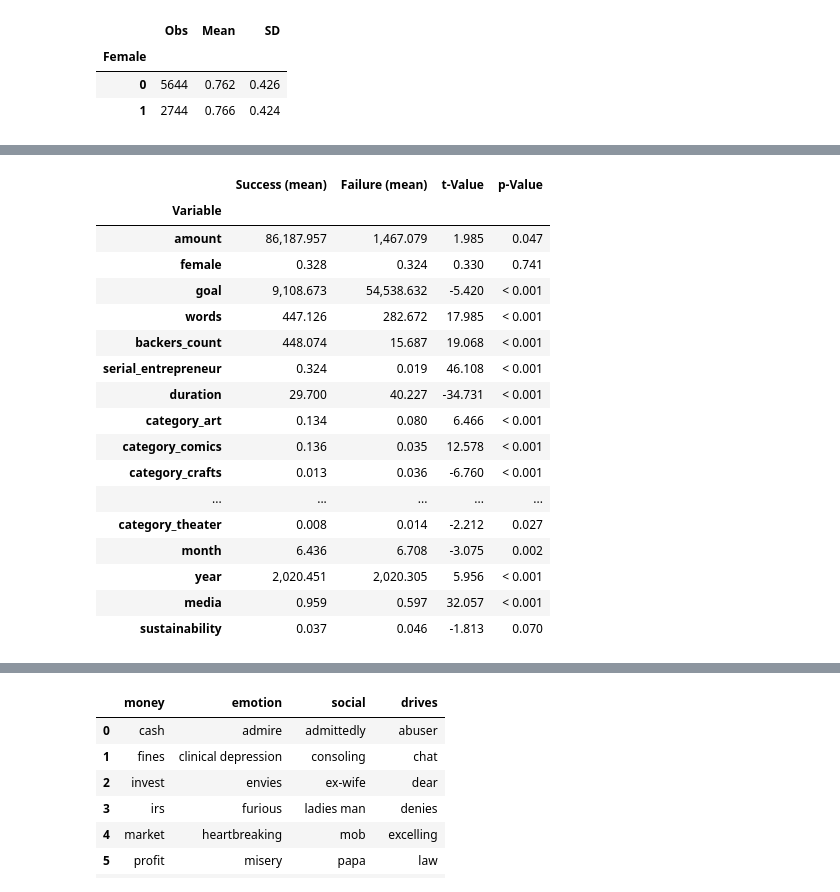
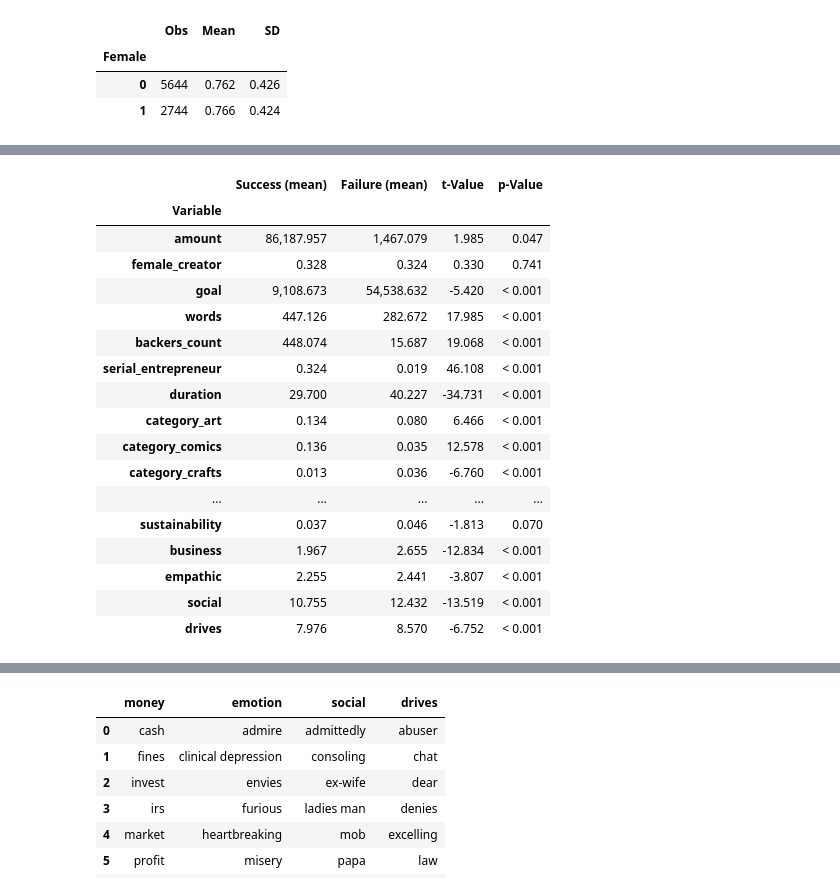
Before and after one commit to MaxPersoon/KickstarterScraper, a Jupyter notebook: dataProcessing.ipynb, the cells around one changed output, grey strips where cells are left out. Saved outputs shown, nothing was run; the diff lists cells and outputs as text; code cells hidden in the pictures.

```diff
--- a/dataProcessing.ipynb
+++ b/dataProcessing.ipynb
@@ -2,9 +2,10 @@
 import numpy as np
 import pandas as pd
 import scipy.stats as st
+import statsmodels.api as sm
 from pandas.core.dtypes.common import is_numeric_dtype
 
-data = pd.read_csv("finalData.csv")
+data = pd.read_csv("data.csv")
 data = data.set_index('projectID')
 pd.set_option('display.float_format',  '{:,.3f}'.format)
 data
@@ -86,30 +76,27 @@ table2
 | 1 | 2744 | 0.766 | 0.424 |
 # %%
 # Table 3
-variableNames = []
+numVars = []
 means = []
 medians = []
 minima = []
 maxima = []
 SDs = []
 
-for variableName in data.columns:
-    variableData = data[variableName]
+for variable in data.columns.tolist():
+    variableData = data[variable]
     if is_numeric_dtype(variableData):
-        if variableName[0] == "L":
-            variableData = 10**variableData
-            variableName = variableName.replace("L", "")
-        variableNames.append(variableName)
+        numVars.append(variable)
         means.append(np.mean(variableData))
         medians.append(np.median(variableData))
         minima.append(np.min(variableData))
         maxima.append(np.max(variableData))
         SDs.append(np.std(variableData))
 
-variableNames[variableNames.index("creator_gender")] = "female"
-table3 = {"Variable": variableNames, "Mean": means, "Median": medians, "Minimum": minima, "Maximum": maxima, "SD": SDs}
+table3 = {"Variable": numVars, "Mean": means, "Median": medians, "Minimum": minima, "Maximum": maxima, "SD": SDs}
 table3 = pd.DataFrame.from_dict(table3)
 table3 = table3.set_index("Variable")
+table3.to_csv('Tables/descriptive statistics.csv')
 table3
 # %% [output]
 |  | Mean | Median | Minimum | Maximum | SD |
@@ -135,85 +122,80 @@ table3
 successData = data[data['success'] == 1]
 failureData = data[data['success'] == 0]
 
-variableNames = []
+numVars = []
 
 meansSuccess = []
 meansFailure = []
 mediansSuccess = []
 mediansFailure = []
 
-testStatisticValuesMean = []
-probabilityValuesMean = []
+tValuesMean = []
+pValuesMean = []
 
-moodsMedianTestVariables = ['amount', 'goal', 'words', 'backers_count', 'duration', 'month'] # month (yes/no)?
-testStatisticValuesMedian = []
-probabilityValuesMedian = []
+moodsVars = ['amount', 'goal', 'words', 'backers_count', 'duration', 'business', 'empathic', 'social', 'drives']
+tValuesMedian = []
+pValuesMedian = []
 
-for variableName in data.columns[1:]:
-    variableDataSuccess = successData[variableName]
-    if is_numeric_dtype(variableDataSuccess):
-        variableDataFailure = failureData[variableName]
-        if variableName[0] == "L":
-            variableDataSuccess = 10**variableDataSuccess
-            variableDataFailure = 10**variableDataFailure
-            variableName = variableName.replace("L", "")
-        variableNames.append(variableName)
+for variable in data.columns.tolist()[1:]:
+    varDataSucc = successData[variable]
+    if is_numeric_dtype(varDataSucc):
+        varDataFail = failureData[variable]
+        numVars.append(variable)
 
         # Compute means and medians
-        meansSuccess.append(np.mean(variableDataSuccess))
-        meansFailure.append(np.mean(variableDataFailure))
-        mediansSuccess.append(np.median(variableDataSuccess))
-        mediansFailure.append(np.median(variableDataFailure))
+        meansSuccess.append(np.mean(varDataSucc))
+        meansFailure.append(np.mean(varDataFail))
+        mediansSuccess.append(np.median(varDataSucc))
+        mediansFailure.append(np.median(varDataFail))
 
         # Check variance ratio
-        successVariance = np.var(variableDataSuccess)
-        failureVariance = np.var(variableDataFailure)
+        succVar = np.var(varDataSucc)
+        failVar = np.var(varDataFail)
 
-        biggerNumber = np.maximum(successVariance, failureVariance)
-        smallerNumber = np.minimum(successVariance, failureVariance)
+        biggerNumber = np.maximum(succVar, failVar)
+        smallerNumber = np.minimum(succVar, failVar)
 
         equalVariance = False
         if biggerNumber / smallerNumber < 4:
             equalVariance = True
 
         # Perform two sample t-test
-        result = st.ttest_ind(a=variableDataSuccess, b=variableDataFailure, equal_var=equalVariance)
-        testStatisticValuesMean.append(result[0])
-        probabilityValuesMean.append(result[1])
+        result = st.ttest_ind(a=varDataSucc, b=varDataFail, equal_var=equalVariance)
+        tValuesMean.append(result[0])
+        pValuesMean.append(result[1])
 
         # Perform Mood's median test
-        if variableName in moodsMedianTestVariables:
-            result = st.median_test(variableDataSuccess, variableDataFailure)
+        if variable in moodsVars:
+            result = st.median_test(varDataSucc, varDataFail)
         else:
             result = ["N/A", "N/A"]
-        testStatisticValuesMedian.append(result[0])
-        probabilityValuesMedian.append(result[1])
+        tValuesMedian.append(result[0])
+        pValuesMedian.append(result[1])
 
 
 def cleanPValues(pValues):
-    cleanPValues_ = []
+    cleanedPValues = []
     for pValue in pValues:
         if pValue != "N/A":
             if pValue < 0.001:
                 pValue = "< 0.001"
-        cleanPValues_.append(pValue)
-    return cleanPValues_
+        cleanedPValues.append(pValue)
+    return cleanedPValues
 
 
-probabilityValuesMean = cleanPValues(probabilityValuesMean)
-probabilityValuesMedian = cleanPValues(probabilityValuesMedian)
+pValuesMean = cleanPValues(pValuesMean)
+pValuesMedian = cleanPValues(pValuesMedian)
 
-variableNames[variableNames.index('creator_gender')] = 'female'
-table4 = {'Variable': variableNames, 'Success (mean)': meansSuccess, 'Failure (mean)': meansFailure, 't-Value': testStatisticValuesMean, 'p-Value': probabilityValuesMean}
+table4 = {'Variable': numVars, 'Success (mean)': meansSuccess, 'Failure (mean)': meansFailure, 't-Value': tValuesMean, 'p-Value': pValuesMean}
 table4 = pd.DataFrame.from_dict(table4)
 table4 = table4.set_index('Variable')
 table4.to_csv('Tables/univariate analysis (mean).csv')
 table4
 # %% [output]
 |  | Success (mean) | Failure (mean) | t-Value | p-Value |
 | Variable |  |  |  |  |
 | amount | 86,187.957 | 1,467.079 | 1.985 | 0.047 |
-| female | 0.328 | 0.324 | 0.330 | 0.741 |
+| female_creator | 0.328 | 0.324 | 0.330 | 0.741 |
 | goal | 9,108.673 | 54,538.632 | -5.420 | < 0.001 |
 | words | 447.126 | 282.672 | 17.985 | < 0.001 |
 | backers_count | 448.074 | 15.687 | 19.068 | < 0.001 |
@@ -223,10 +205,10 @@ table4
 | category_comics | 0.136 | 0.035 | 12.578 | < 0.001 |
 | category_crafts | 0.013 | 0.036 | -6.760 | < 0.001 |
 | ... | ... | ... | ... | ... |
-| category_theater | 0.008 | 0.014 | -2.212 | 0.027 |
-| month | 6.436 | 6.708 | -3.075 | 0.002 |
-| year | 2,020.451 | 2,020.305 | 5.956 | < 0.001 |
-| media | 0.959 | 0.597 | 32.057 | < 0.001 |
 | sustainability | 0.037 | 0.046 | -1.813 | 0.070 |
+| business | 1.967 | 2.655 | -12.834 | < 0.001 |
+| empathic | 2.255 | 2.441 | -3.807 | < 0.001 |
+| social | 10.755 | 12.432 | -13.519 | < 0.001 |
+| drives | 7.976 | 8.570 | -6.752 | < 0.001 |
 # %%
 # Table 4 (continued)
```
Also changed, not shown: parts of 14 cells of this notebook, 7 other files.
